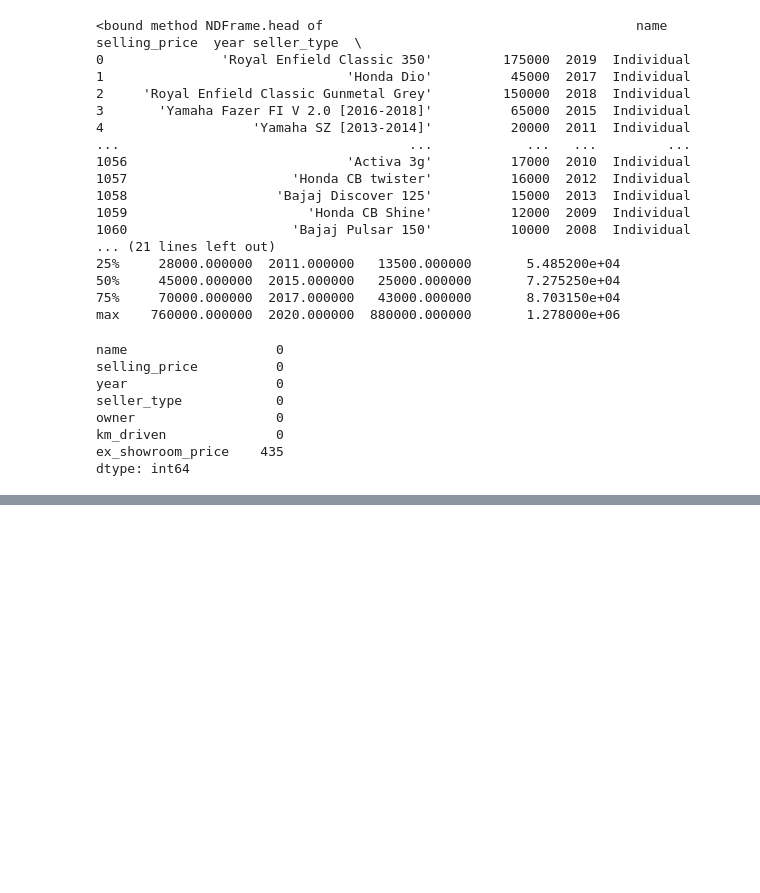
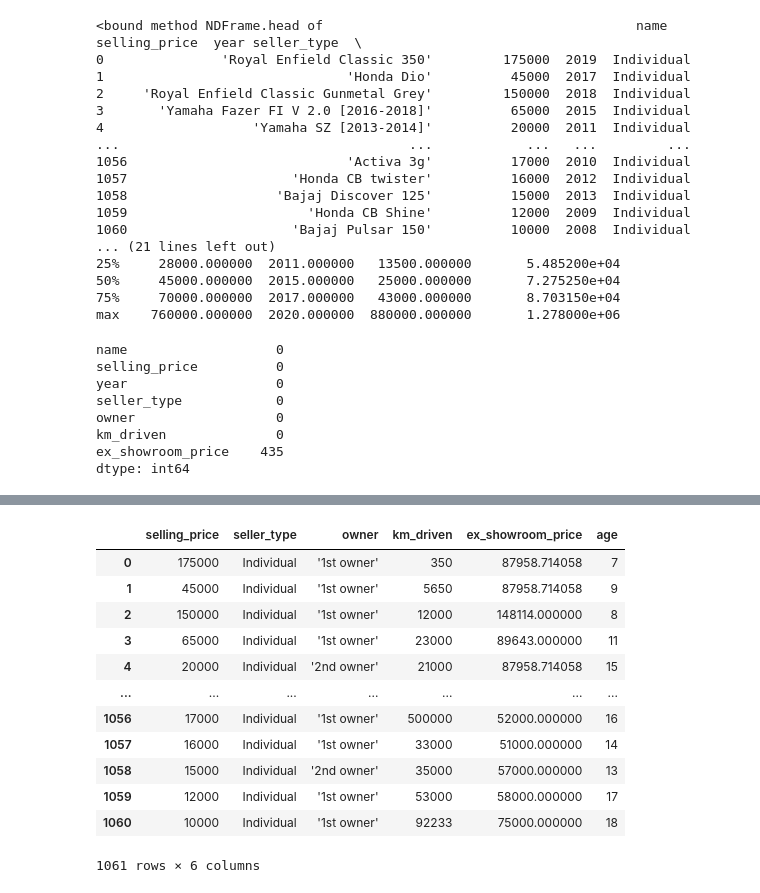
Before and after one commit to oscanx/Machine-Learning-zoomcamp-homework, a Jupyter notebook: motorcycle.ipynb, the cells around one changed output, grey strips where cells are left out. Cells and saved outputs as stored; diff of their text form; code cells hidden in the pictures; blank space fills up the shorter version.

```diff
--- a/motorcycle.ipynb
+++ b/motorcycle.ipynb
@@ -95,3 +112,22 @@ ex_showroom_price
+# %%
+#replacing the data frame of year with a new data frame a df['age'] and deleting year columns
+df['age'] = 2026 - df['year']
+df.drop(columns= ['year','name'], inplace = True)
+df
+# %% [output]
+|  | selling_price | seller_type | owner | km_driven | ex_showroom_price | age |
+| 0 | 175000 | Individual | '1st owner' | 350 | 87958.714058 | 7 |
+| 1 | 45000 | Individual | '1st owner' | 5650 | 87958.714058 | 9 |
+| 2 | 150000 | Individual | '1st owner' | 12000 | 148114.000000 | 8 |
+| 3 | 65000 | Individual | '1st owner' | 23000 | 89643.000000 | 11 |
+| 4 | 20000 | Individual | '2nd owner' | 21000 | 87958.714058 | 15 |
+| ... | ... | ... | ... | ... | ... | ... |
+| 1056 | 17000 | Individual | '1st owner' | 500000 | 52000.000000 | 16 |
+| 1057 | 16000 | Individual | '1st owner' | 33000 | 51000.000000 | 14 |
+| 1058 | 15000 | Individual | '2nd owner' | 35000 | 57000.000000 | 13 |
+| 1059 | 12000 | Individual | '1st owner' | 53000 | 58000.000000 | 17 |
+| 1060 | 10000 | Individual | '1st owner' | 92233 | 75000.000000 | 18 |
+1061 rows × 6 columns
 # %%
 # distributon of the selling  price
 sns.histplot(df.selling_price, bins = 50)
```
Also changed, not shown: parts of 14 cells of this notebook.
